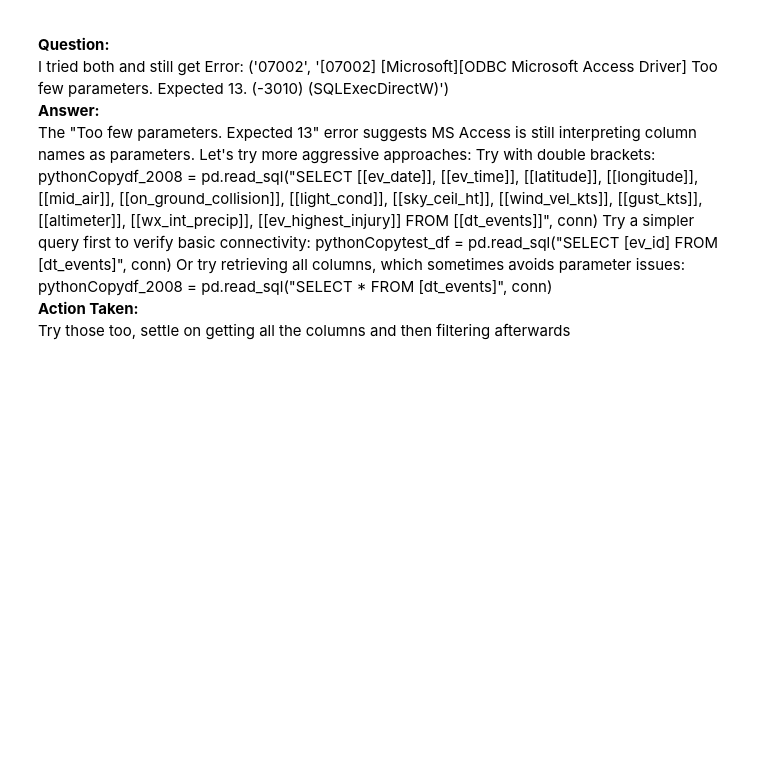
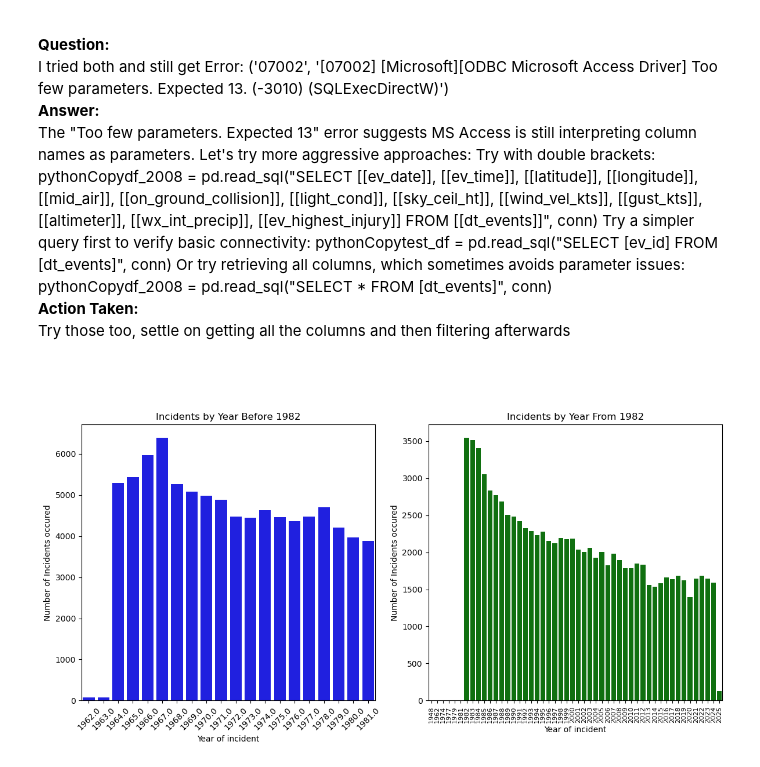
Before and after one commit to ErkenbrandCXVII/Intro_To_Data_Science, a Jupyter notebook: MATH4100_Project.ipynb, the cells around one changed output. Cells and saved outputs as stored; diff of their text form; code cells hidden in the pictures; blank space fills up the shorter version.

```diff
--- a/MATH4100_Project.ipynb
+++ b/MATH4100_Project.ipynb
@@ -664,3 +692,46 @@ pythonCopytest_df = pd.read_sql("SELECT [ev_id] FROM [dt_events]", conn)
 Or try retrieving all columns, which sometimes avoids parameter issues:
 pythonCopydf_2008 = pd.read_sql("SELECT * FROM [dt_events]", conn)<br>
 **Action Taken:**<br> Try those too, settle on getting all the columns and then filtering afterwards<br><br><br>
+# %%
+# Exploration of data further
+data_before_1982_clean = data_before_1982.copy()
+data_start_1982_clean = data_start_1982.copy()
+
+# Converting the 'ev_date' and 'DATE_OCCURRENCE' to datetime format
+data_before_1982_clean['DATE_OCCURRENCE'] = pd.to_datetime(data_before_1982_clean['DATE_OCCURRENCE'], errors='coerce')
+data_start_1982_clean['ev_date'] = pd.to_datetime(data_start_1982_clean['ev_date'], errors='coerce')
+
+# Extracting the year and month from 'ev_date' and 'DATE_OCCURRENCE'
+data_before_1982_clean.loc[:, 'year'] = data_before_1982_clean['DATE_OCCURRENCE'].dt.year
+data_before_1982_clean.loc[:, 'month'] = data_before_1982_clean['DATE_OCCURRENCE'].dt.month
+
+data_start_1982_clean.loc[:, 'year'] = data_start_1982_clean['ev_date'].dt.year
+data_start_1982_clean.loc[:, 'month'] = data_start_1982_clean['ev_date'].dt.month
+
+# Counting the incidents by year for both datasets
+incidents_by_year_before_1982 = data_before_1982_clean.groupby('year').size()
+incidents_by_year_start_1982 = data_start_1982_clean.groupby('year').size()
+
+# Plotting the incidents by year for both datasets
+plt.figure(figsize=(12, 6))
+
+# Plot for data before 1982
+plt.subplot(1, 2, 1)
+sns.barplot(x=incidents_by_year_before_1982.index, y=incidents_by_year_before_1982.values, color='blue')
+plt.title('Incidents by Year Before 1982')
+plt.xlabel('Year of incident')
+plt.ylabel('Number of Incidents occured')
+plt.xticks(rotation=45)
+
+# Plot for data starting from 1982
+plt.subplot(1, 2, 2)
+sns.barplot(x=incidents_by_year_start_1982.index, y=incidents_by_year_start_1982.values, color='green')
+plt.title('Incidents by Year From 1982')
+plt.xlabel('Year of incident')
+plt.ylabel('Number of Incidents occured')
+plt.xticks(rotation=90, fontsize=8)
+
+plt.tight_layout()
+plt.show()
+# %% [output]
+[figure, added]
```
Also changed, not shown: parts of 13 cells of this notebook.
